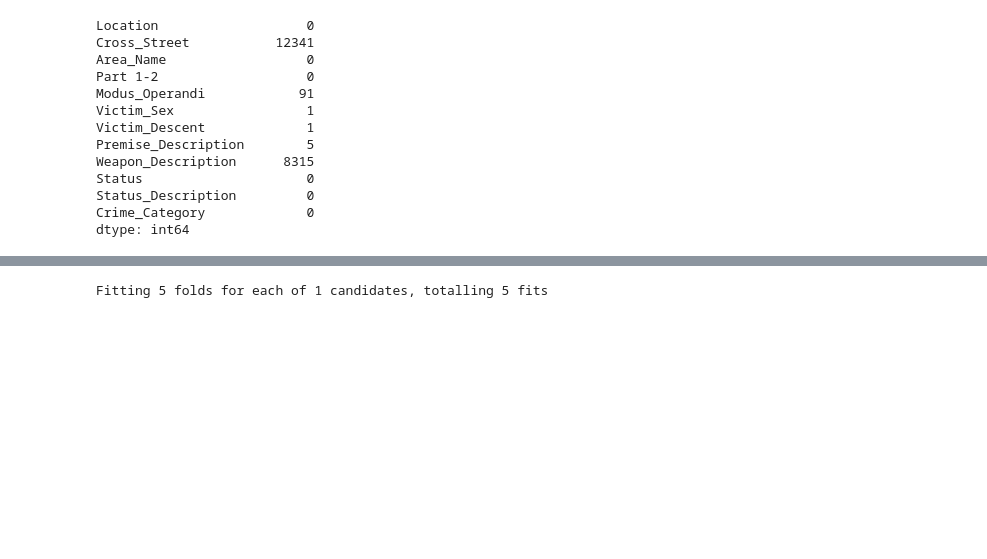
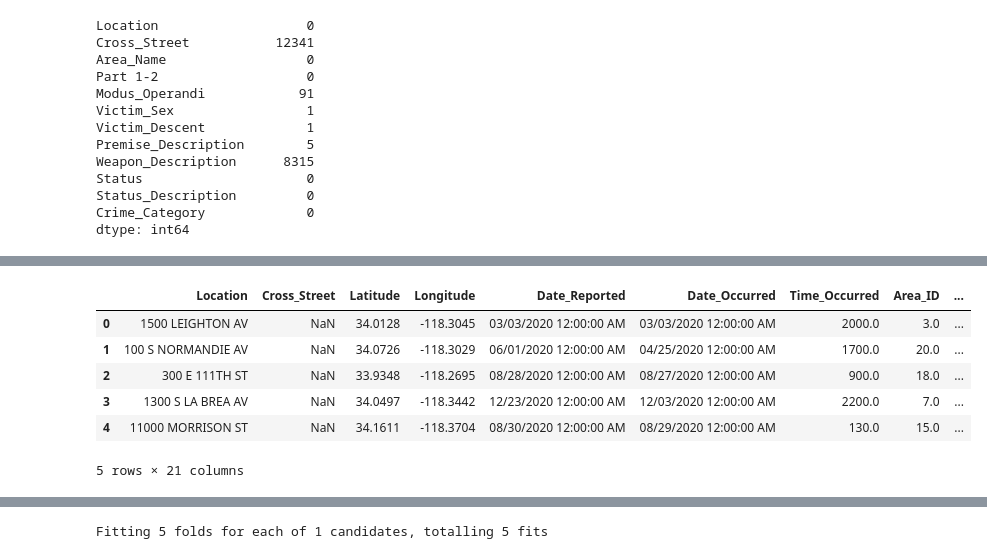
Before and after one commit to mssamoilenko/data_analysis_crime_samoilenko, a Jupyter notebook: data-analysis-crime-samoilenko2.ipynb, the cells around one changed output, grey strips where cells are left out. Cells and saved outputs as stored; diff of their text form; code cells hidden in the pictures; blank space fills up the shorter version.

Commit message:
Kaggle Notebook | data_analysis_crime_samoilenko | Version 15

```diff
--- a/data-analysis-crime-samoilenko2.ipynb
+++ b/data-analysis-crime-samoilenko2.ipynb
@@ -543,0 +640,12 @@ model_pipeline = Pipeline(steps=[
+# %%
+test_data = '/kaggle/input/crime-cast-forecasting-crime-categories/test.csv'
+df_test = pd.read_csv(test_data)
+df_test.head()
+# %% [output]
+|  | Location | Cross_Street | Latitude | Longitude | Date_Reported | Date_Occurred | Time_Occurred | Area_ID | ... |
+| 0 | 1500 LEIGHTON AV | NaN | 34.0128 | -118.3045 | 03/03/2020 12:00:00 AM | 03/03/2020 12:00:00 AM | 2000.0 | 3.0 | ... |
+| 1 | 100 S NORMANDIE AV | NaN | 34.0726 | -118.3029 | 06/01/2020 12:00:00 AM | 04/25/2020 12:00:00 AM | 1700.0 | 20.0 | ... |
+| 2 | 300 E 111TH ST | NaN | 33.9348 | -118.2695 | 08/28/2020 12:00:00 AM | 08/27/2020 12:00:00 AM | 900.0 | 18.0 | ... |
+| 3 | 1300 S LA BREA AV | NaN | 34.0497 | -118.3442 | 12/23/2020 12:00:00 AM | 12/03/2020 12:00:00 AM | 2200.0 | 7.0 | ... |
+| 4 | 11000 MORRISON ST | NaN | 34.1611 | -118.3704 | 08/30/2020 12:00:00 AM | 08/29/2020 12:00:00 AM | 130.0 | 15.0 | ... |
+5 rows × 21 columns
```
Also changed, not shown: parts of 17 cells of this notebook.
